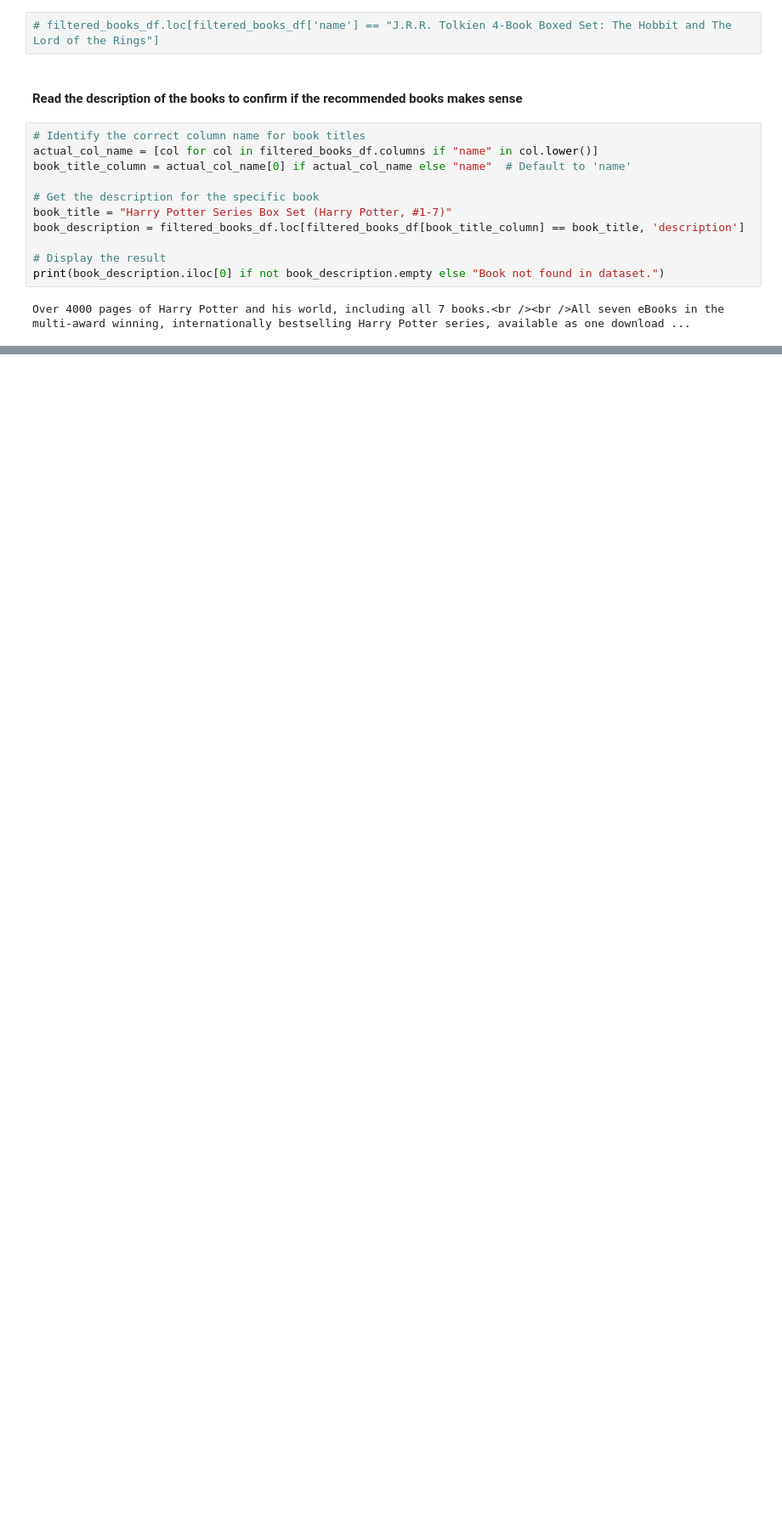
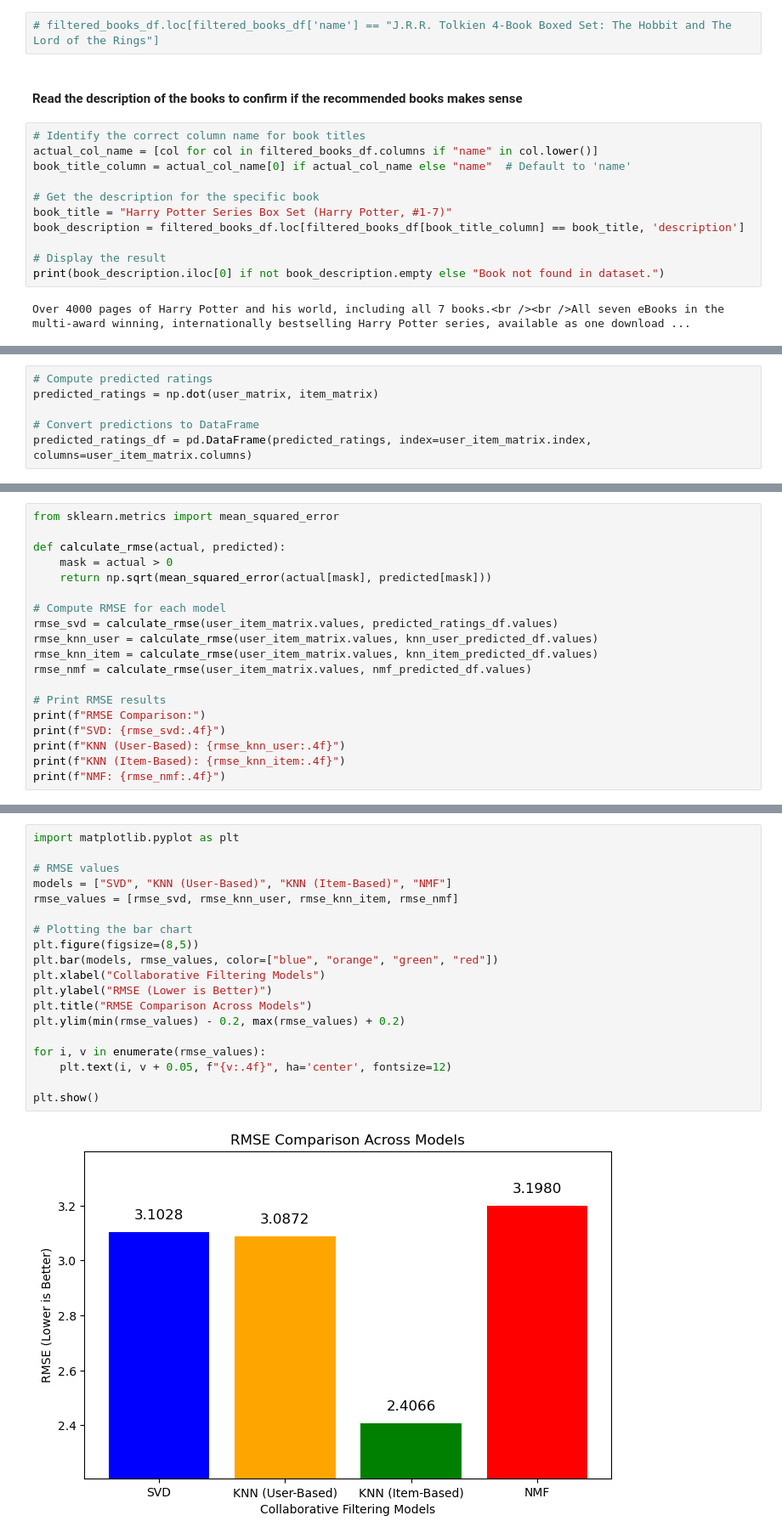
Before and after one commit to eben98/dsc_478_final_project_rec_system, a Jupyter notebook: final_project.ipynb, the cells around one changed output, grey strips where cells are left out. Shown at 85% size. Drawn from its saved outputs; the diff is of its cells as text; blank space fills up the shorter version.

```diff
--- a/final_project.ipynb
+++ b/final_project.ipynb
@@ -927,0 +1030,6 @@ Over 4000 pages of Harry Potter and his world, including all 7 books.<br /><br /
+# %%
+# Compute predicted ratings
+predicted_ratings = np.dot(user_matrix, item_matrix)
+
+# Convert predictions to DataFrame
+predicted_ratings_df = pd.DataFrame(predicted_ratings, index=user_item_matrix.index, columns=user_item_matrix.columns)
@@ -927,0 +1111,19 @@ Over 4000 pages of Harry Potter and his world, including all 7 books.<br /><br /
+# %%
+from sklearn.metrics import mean_squared_error
+
+def calculate_rmse(actual, predicted):
+    mask = actual > 0
+    return np.sqrt(mean_squared_error(actual[mask], predicted[mask]))
+
+# Compute RMSE for each model
+rmse_svd = calculate_rmse(user_item_matrix.values, predicted_ratings_df.values)
+rmse_knn_user = calculate_rmse(user_item_matrix.values, knn_user_predicted_df.values)
+rmse_knn_item = calculate_rmse(user_item_matrix.values, knn_item_predicted_df.values)
+rmse_nmf = calculate_rmse(user_item_matrix.values, nmf_predicted_df.values)
+
+# Print RMSE results
+print(f"RMSE Comparison:")
+print(f"SVD: {rmse_svd:.4f}")
+print(f"KNN (User-Based): {rmse_knn_user:.4f}")
+print(f"KNN (Item-Based): {rmse_knn_item:.4f}")
+print(f"NMF: {rmse_nmf:.4f}")
@@ -927,0 +1323,21 @@ Over 4000 pages of Harry Potter and his world, including all 7 books.<br /><br /
+# %%
+import matplotlib.pyplot as plt
+
+# RMSE values
+models = ["SVD", "KNN (User-Based)", "KNN (Item-Based)", "NMF"]
+rmse_values = [rmse_svd, rmse_knn_user, rmse_knn_item, rmse_nmf]
+
+# Plotting the bar chart
+plt.figure(figsize=(8,5))
+plt.bar(models, rmse_values, color=["blue", "orange", "green", "red"])
+plt.xlabel("Collaborative Filtering Models")
+plt.ylabel("RMSE (Lower is Better)")
+plt.title("RMSE Comparison Across Models")
+plt.ylim(min(rmse_values) - 0.2, max(rmse_values) + 0.2)
+
+for i, v in enumerate(rmse_values):
+    plt.text(i, v + 0.05, f"{v:.4f}", ha='center', fontsize=12)
+
+plt.show()
+# %% [output]
+[figure, added]
```
Also changed, not shown: parts of 54 cells of this notebook.
